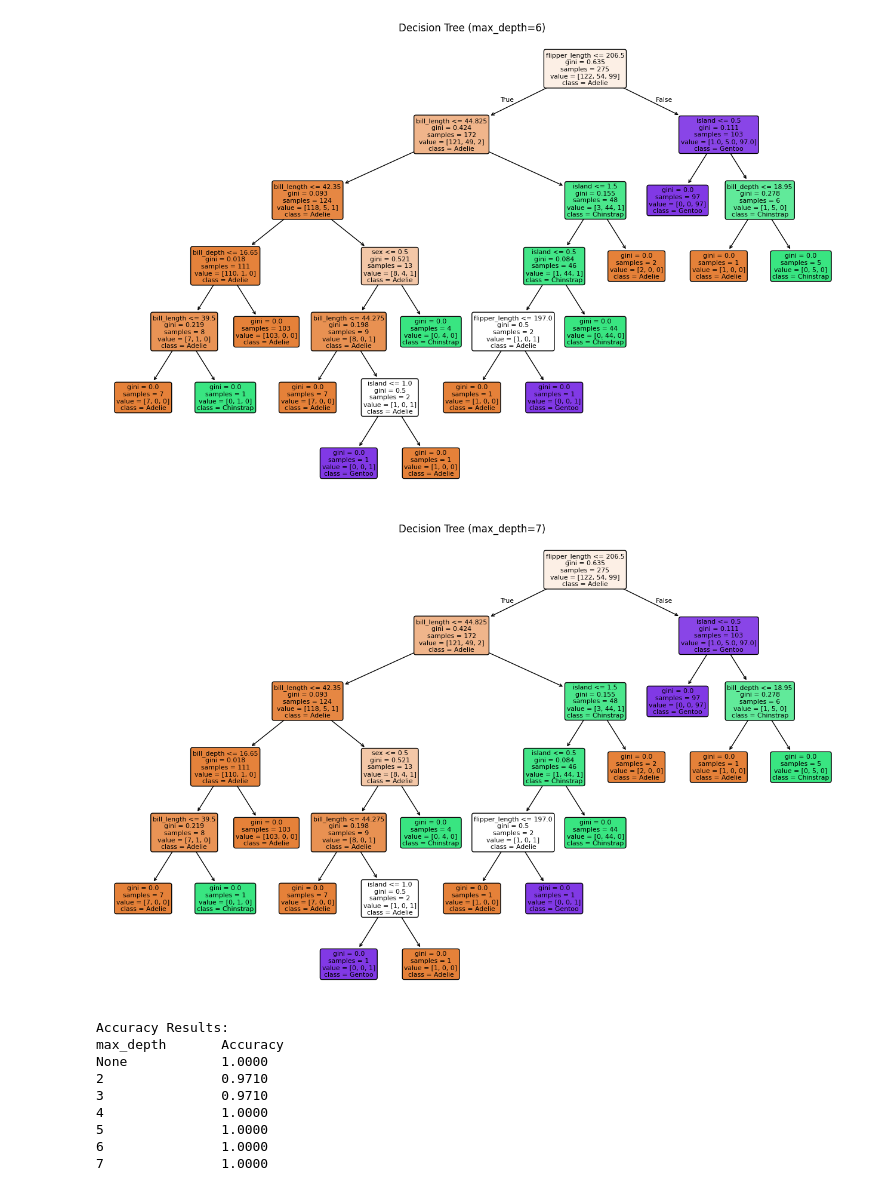
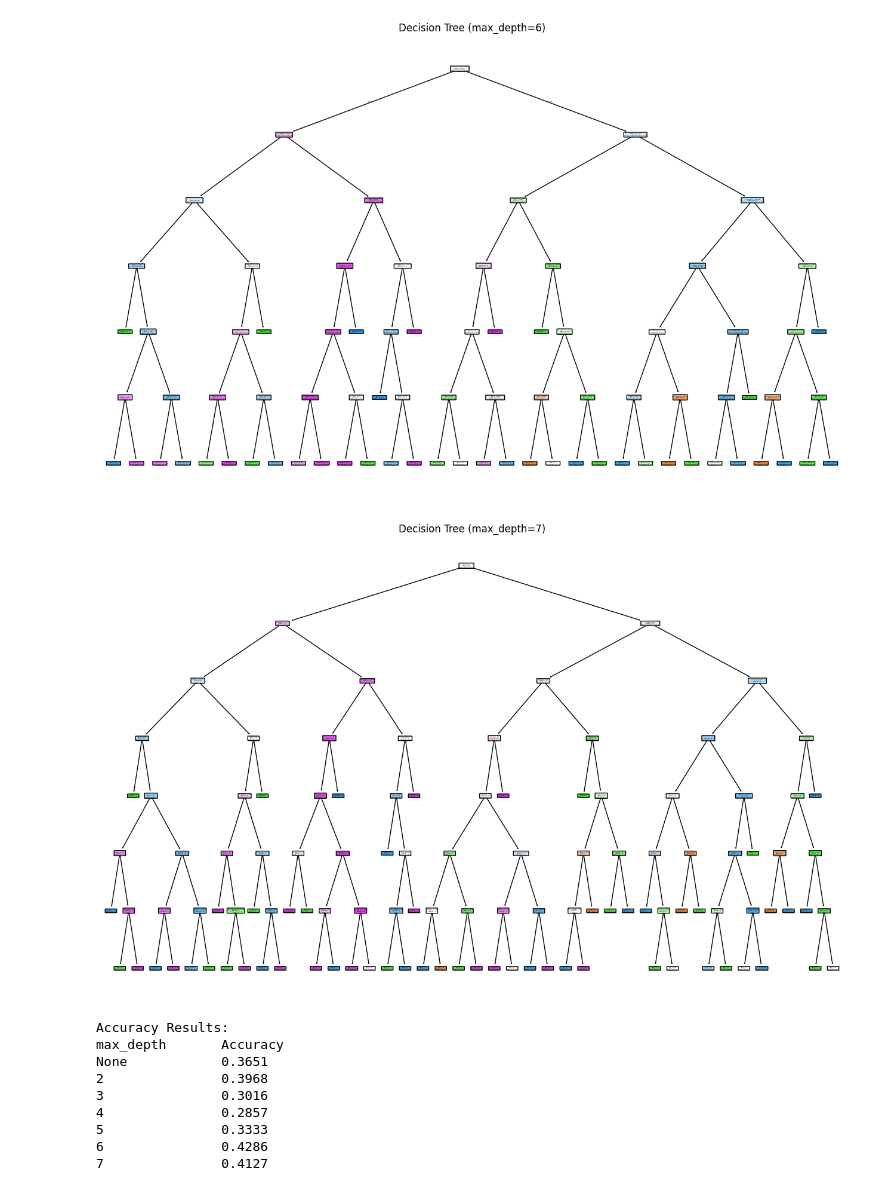
Before and after one commit to lazymingg/introAi-decision-tree, a Jupyter notebook: liver_status.ipynb, the cells around one changed output. Saved outputs shown, nothing was run; the diff lists cells and outputs as text; code cells hidden in the pictures.

```diff
--- a/liver_status.ipynb
+++ b/liver_status.ipynb
@@ -19,13 +1,7 @@
 # %%
 import pandas as pd
-from sklearn.model_selection import train_test_split
-from sklearn.tree import DecisionTreeClassifier, export_graphviz
-from sklearn.metrics import classification_report, confusion_matrix, accuracy_score
-import graphviz
-from IPython.display import display
-import matplotlib.pyplot as plt
 
-# Updated column names to match the dataset
+# Updated column names
 column_names = [
     "ID", "N_Days", "Status", "Drug", "Age", "Sex", "Ascites", "Hepatomegaly", "Spiders", "Edema",
     "Bilirubin", "Cholesterol", "Albumin", "Copper", "Alk_Phos", "SGOT", "Tryglicerides", "Platelets",
@@ -33,14 +9,20 @@ column_names = [
 ]
 
 # Load the dataset
-df = pd.read_csv("Third dataset/cirrhosis.csv", names=column_names, header=0, na_values=['NA'])
+df = pd.read_csv("Third dataset/cirrhosis.csv", names=column_names, header=0, na_values=['NA', '"NA"'])
+
+# Convert Stage == 0 into NaN (because stage 0 is invalid)
+df['Stage'] = df['Stage'].replace(0, pd.NA)
+
+# 1. Drop rows where Drug is missing
+df = df.dropna(subset=['Drug'])
 
 # Identify categorical and numerical columns
 categorical_cols = ['Status', 'Drug', 'Sex', 'Ascites', 'Hepatomegaly', 'Spiders', 'Edema']
 numerical_cols = ['N_Days', 'Age', 'Bilirubin', 'Cholesterol', 'Albumin', 'Copper',
                   'Alk_Phos', 'SGOT', 'Tryglicerides', 'Platelets', 'Prothrombin', 'Stage']
 
-# Impute missing values
+# 2. Impute missing values
 # - For numerical columns: fill missing values with mean
 for col in numerical_cols:
     df[col] = df[col].fillna(df[col].mean())
@@ -49,12 +31,8 @@ for col in numerical_cols:
 for col in categorical_cols:
     df[col] = df[col].fillna(df[col].mode()[0])
 
-# Drop 'ID' column (not useful for learning)
+# 3. Drop 'ID' column
 df = df.drop('ID', axis=1)
 
-# One-hot encode categorical columns
-df_encoded = pd.get_dummies(df, columns=categorical_cols, drop_first=True)
-
-# Check the processed dataframe
-print(df_encoded)
-print(df_encoded["Status_C"]
+# 4. One-hot encode categorical columns
+df_encoded = pd.get_dummies(df, columns=categorical_cols, drop_first=False)
@@ -79,8 +39,8 @@ print(df_encoded["Status_C"]
 # %%
 # drop bỏ cái cột target
-X = df.drop("species", axis=1)
+X = df_encoded.drop("Stage", axis=1)
 # bảng mỗi cột target
-y = df["species"]
+y = df_encoded["Stage"]
 
 from sklearn.model_selection import train_test_split
 
@@ -180,7 +162,7 @@ for ratio in split_ratios:
     dot_data = export_graphviz(
         clf_train,
         feature_names=X_train.columns,
-        class_names=["Adelie", "Chinstrap", "Gentoo"],
+        class_names=["1", "2", "3", "4"],
         filled=True,
         rounded=True,
         special_characters=True,
@@ -219,7 +201,7 @@ for ratio in split_ratios:
     y_pred = clf.predict(X_test)
 
     # Classification report as text
-    report_text = classification_report(y_test, y_pred, target_names=["Adelie", "Chinstrap", "Gentoo"])
+    report_text = classification_report(y_test, y_pred, target_names=["1", "2", "3", "4"])
     # print(f"\nClassification Report (Train/Test {key} Split):\n")
     # print(report_text)
 
@@ -235,7 +217,7 @@ for ratio in split_ratios:
     axes[0].set_title("Classification Report", fontsize=14, pad=20)
 
     # Plot confusion matrix on the right
-    disp = ConfusionMatrixDisplay(confusion_matrix=cm, display_labels=["Adelie", "Chinstrap", "Gentoo"])
+    disp = ConfusionMatrixDisplay(confusion_matrix=cm, display_labels=["1", "2", "3", "4"])
     disp.plot(cmap='Blues', ax=axes[1], colorbar=True)
     axes[1].set_title(f"Confusion Matrix\n(Train/Test {key} Split)", fontsize=14)
 
@@ -279,7 +261,7 @@ for depth in depths:
 
     # Plot tree
     plt.figure(figsize=(16, 10))
-    plot_tree(clf, filled=True, feature_names=X_train.columns, class_names=["Adelie", "Chinstrap", "Gentoo"], rounded=True)
+    plot_tree(clf, filled=True, feature_names=X_train.columns, class_names=["1", "2", "3", "4"], rounded=True)
     plt.title(f"Decision Tree (max_depth={depth_label})")
     plt.show()
 
@@ -312,11 +294,11 @@ plt.show()
-[figure, old version]
+[figure, new version]
-[figure, old version]
+[figure, new version]
 Accuracy Results:
 max_depth       Accuracy
-None            1.0000
-2               0.9710
-3               0.9710
-4               1.0000
-5               1.0000
-6               1.0000
-7               1.0000
+None            0.3651
+2               0.3968
+3               0.3016
+4               0.2857
+5               0.3333
+6               0.4286
+7               0.4127
```
Also changed, not shown: parts of 5 cells of this notebook, 1 other file.
